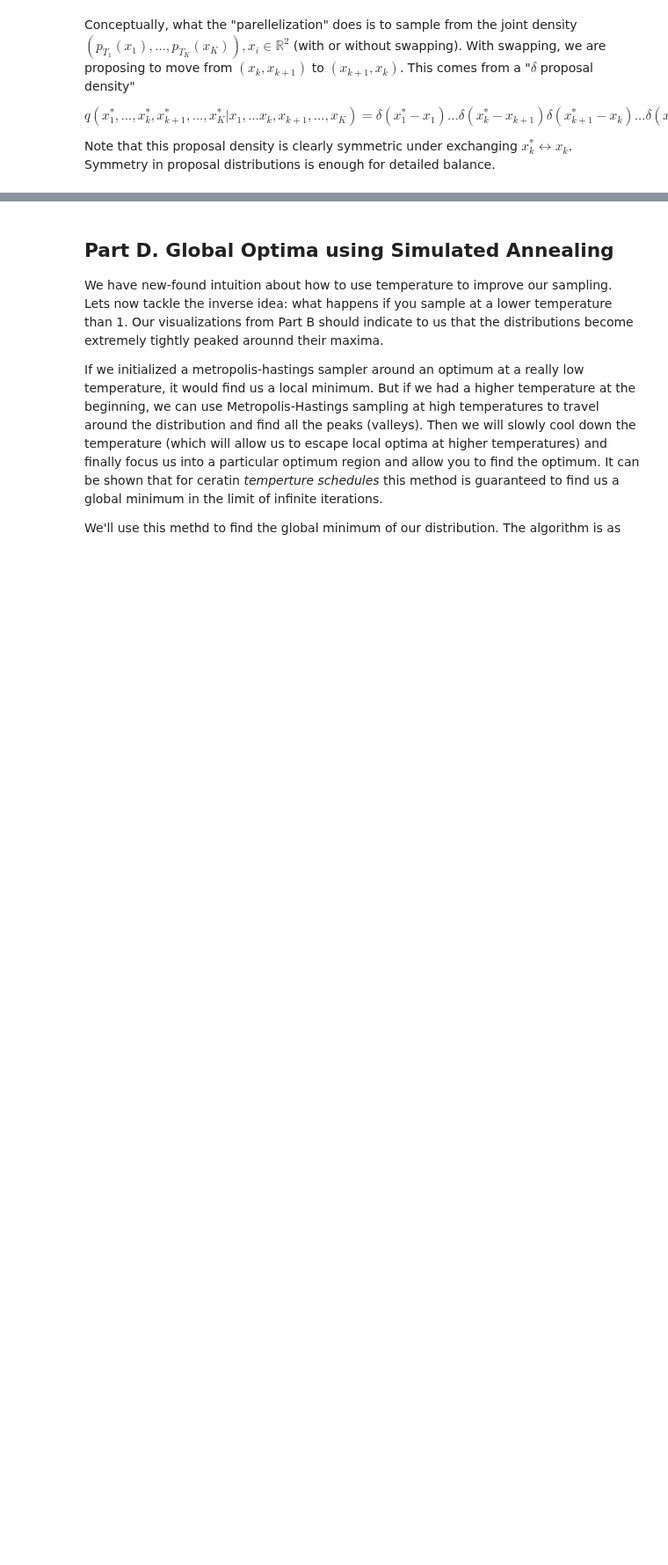
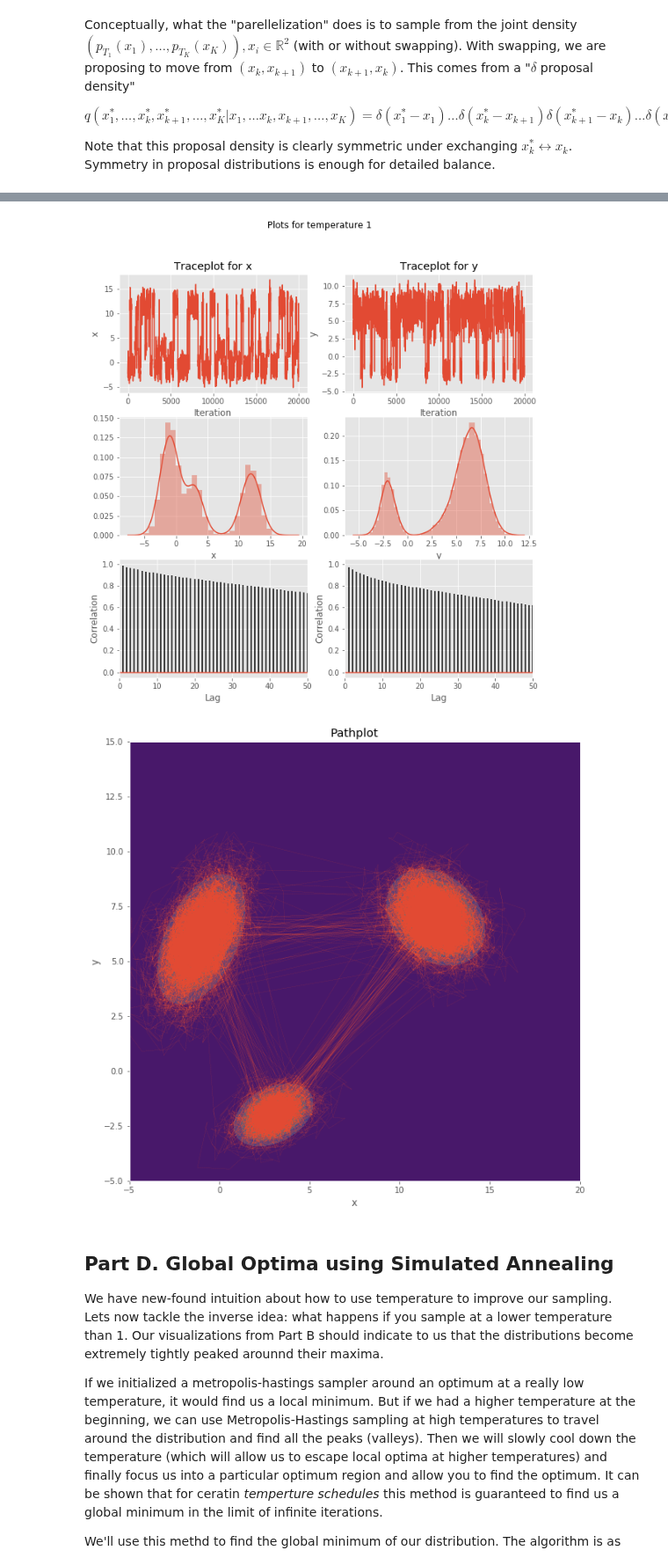
Before and after one commit to NOllAl/AM207HW, a Jupyter notebook: am207_final_2018fall/2018fall_final.ipynb, the cells around one changed output, grey strips where cells are left out. Shown at 88% size. Drawn from its saved outputs; the diff is of its cells as text; code cells hidden in the pictures; blank space fills up the shorter version.

```diff
--- a/am207_final_2018fall/2018fall_final.ipynb
+++ b/am207_final_2018fall/2018fall_final.ipynb
@@ -819,3 +884,9 @@ Note that this proposal density is clearly symmetric under exchanging $x_k^* \le
+# %%
+burnin = 10000
+plot_trace(foo[:, :, 1], 1)
+# %% [output]
+[figure, added]
+[figure, added]
 # %% [markdown]
 ## Part D. Global Optima using Simulated Annealing
 
```
Also changed, not shown: parts of 4 cells of this notebook.
